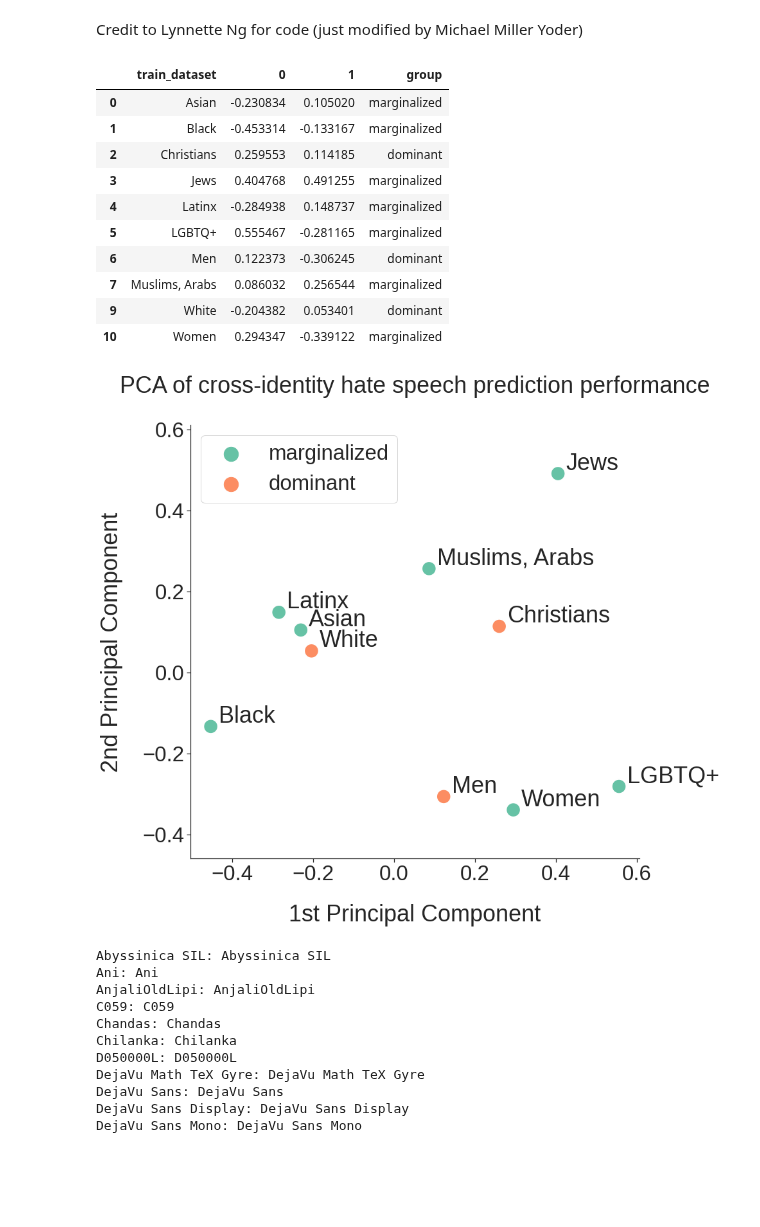
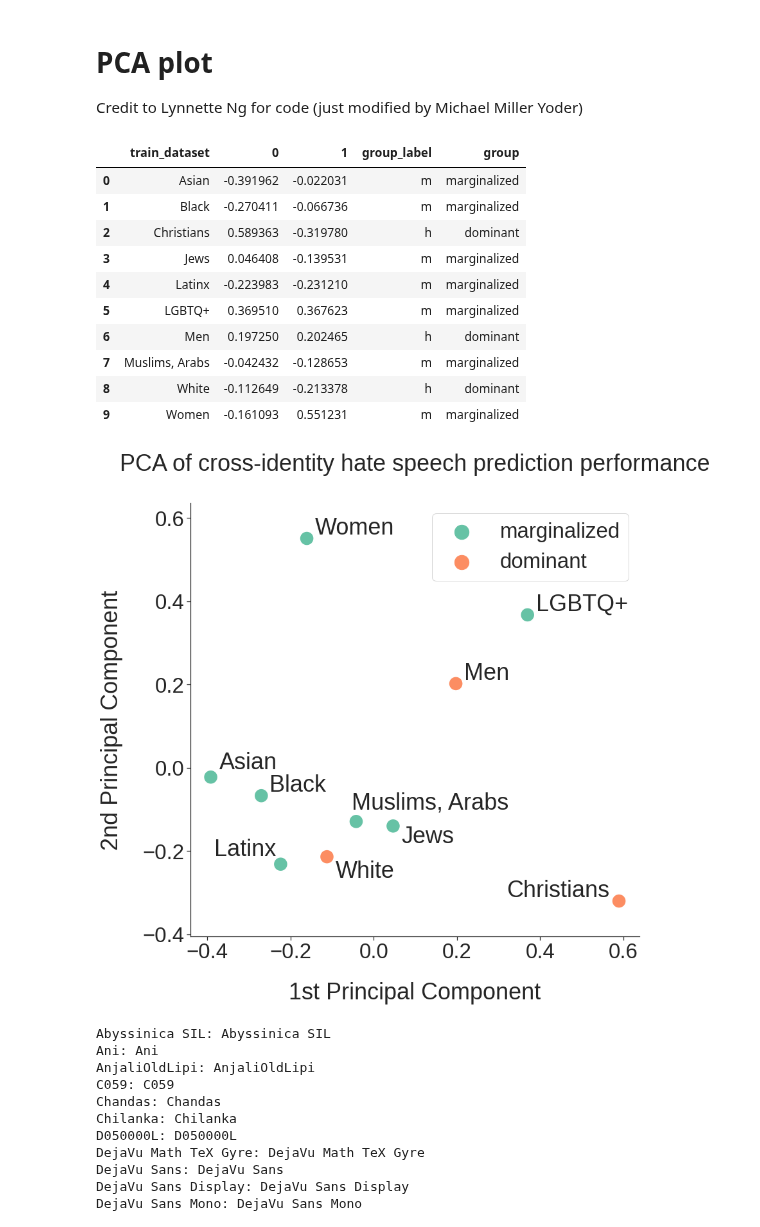
Before and after one commit to michaelmilleryoder/hate_speech_identities, a Jupyter notebook: jupyter/plots.ipynb, the cells around one changed output. Drawn from its saved outputs; the diff is of its cells as text; code cells hidden in the pictures; blank space fills up the shorter version.

```diff
--- a/jupyter/plots.ipynb
+++ b/jupyter/plots.ipynb
@@ -1,68 +1,81 @@
 # %% [markdown]
+# PCA plot
 Credit to Lynnette Ng for code (just modified by Michael Miller Yoder)
 # %%
 import seaborn as sns
 import pandas as pd
 from matplotlib import pyplot as plt
 
-
 # Load PCA data
-grouping = 'identity'
+grouping = 'identities'
 clf = 'bert'
 df = pd.read_csv(f'../output/cross_dataset/combined_{grouping}_{clf}_kennedy2020+sbic+hatexplain+civilcomments_pca.csv')
 df.train_dataset = df.train_dataset.str.replace(' people', '')
 df.train_dataset = df.train_dataset.str.capitalize()
 df.train_dataset = df.train_dataset.str.replace('Muslims and arabic/middle eastern', 'Muslims, Arabs').replace('Lgbtq+', 'LGBTQ+')
-df = df.drop(8) # people of color
+# df = df.drop(8) # people of color
 df
 
 df['group'] = df.train_dataset.map(lambda x: 'dominant' if x in ['Men', 'White', 'Christians'] else 'marginalized')
 df
 # %% [output]
-|  | train_dataset | 0 | 1 | group |
-| 0 | Asian | -0.230834 | 0.105020 | marginalized |
-| 1 | Black | -0.453314 | -0.133167 | marginalized |
-| 2 | Christians | 0.259553 | 0.114185 | dominant |
-| 3 | Jews | 0.404768 | 0.491255 | marginalized |
-| 4 | Latinx | -0.284938 | 0.148737 | marginalized |
-| 5 | LGBTQ+ | 0.555467 | -0.281165 | marginalized |
-| 6 | Men | 0.122373 | -0.306245 | dominant |
-| 7 | Muslims, Arabs | 0.086032 | 0.256544 | marginalized |
-| 9 | White | -0.204382 | 0.053401 | dominant |
-| 10 | Women | 0.294347 | -0.339122 | marginalized |
+|  | train_dataset | 0 | 1 | group_label | group |
+| 0 | Asian | -0.391962 | -0.022031 | m | marginalized |
+| 1 | Black | -0.270411 | -0.066736 | m | marginalized |
+| 2 | Christians | 0.589363 | -0.319780 | h | dominant |
+| 3 | Jews | 0.046408 | -0.139531 | m | marginalized |
+| 4 | Latinx | -0.223983 | -0.231210 | m | marginalized |
+| 5 | LGBTQ+ | 0.369510 | 0.367623 | m | marginalized |
+| 6 | Men | 0.197250 | 0.202465 | h | dominant |
+| 7 | Muslims, Arabs | -0.042432 | -0.128653 | m | marginalized |
+| 8 | White | -0.112649 | -0.213378 | h | dominant |
+| 9 | Women | -0.161093 | 0.551231 | m | marginalized |
 # %%
 sns.set_theme(style='white', font=['Liberation Sans'], font_scale=3, palette="Set2")
 
 plt.rcParams['xtick.bottom'] = True
 plt.rcParams['ytick.left'] = True
 plt.rcParams['axes.titlepad'] = 50
 plt.rcParams['axes.labelpad'] = 30
 
 def plotlabel(xvar, yvar, label):
     # ax.text(xvar+0.002, yvar, label)
-    ax.text(xvar+0.02, yvar+0.01, label)
+    if label == 'Asian':
+        ax.text(xvar+0.02, yvar+0.02, label)
+    elif label == 'Christians':
+        ax.text(xvar-0.27, yvar+0.01, label)
+    elif label == 'Jews':
+        ax.text(xvar+0.02, yvar-0.04, label)
+    elif label == 'Latinx':
+        ax.text(xvar-0.16, yvar+0.02, label)
+    elif label == 'Muslims, Arabs':
+        ax.text(xvar-0.01, yvar+0.03, label)
+    elif label == 'White':
+        ax.text(xvar+0.02, yvar-0.05, label)
+    else:
+        ax.text(xvar+0.02, yvar+0.01, label)
 plt.figure(figsize=(15,15))
 plt.axis('equal')
 plt.title('PCA of cross-identity hate speech prediction performance')
 plt.tight_layout(pad=4)
 ax = sns.scatterplot(data=df, x="0", y="1", hue="group", s=500)
 
 df.apply(lambda x: plotlabel(x['0'],  x['1'], x['train_dataset']), axis=1)
 
 ax.set_xlabel('1st Principal Component')
 ax.set_ylabel('2nd Principal Component')
 ax.spines['top'].set_visible(False)
 ax.spines['right'].set_visible(False)
 
 lgnd = plt.legend()
 for handle in lgnd.legendHandles:
     handle.set_sizes([500])
 
 # plt.savefig(r'C:\Users\lynne\Documents\Michael\hate speech\pythonplots\identity_pca.pdf', dpi=300)
 plt.savefig('../output/identity_pca.pdf', dpi=300)
 plt.savefig('../output/identity_pca.png', dpi=300)
 # %% [output]
-[figure, old version]
+[figure, new version]
 # %%
 import matplotlib.font_manager
 from IPython.core.display import HTML
```
Also changed, not shown: 9 other files.
